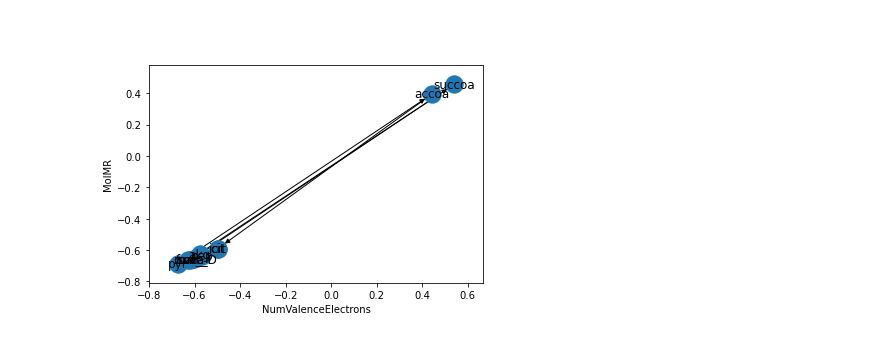
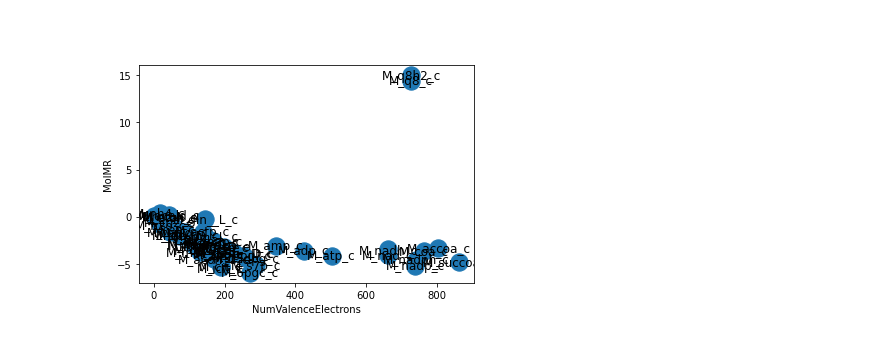
Before and after one commit to meidelien/Metabolic-network-layout-using-biochemical-coordinates, a Jupyter notebook: Notebooks/networkx.ipynb, the cells around one changed output. Saved outputs shown, nothing was run; the diff lists cells and outputs as text; code cells hidden in the pictures.

```diff
--- a/Notebooks/networkx.ipynb
+++ b/Notebooks/networkx.ipynb
@@ -328,55 +333,57 @@ import matplotlib.pyplot as plt
 net2 = nx.DiGraph()
 
 # set the physics layout of the network
-data = pd.read_csv("TCA_target_standardized.csv")
+# data = pd.read_csv("TCA_target_standardized.csv")
+data = pd.read_csv("Chemical_descriptors_e_coli_core_ranked.csv")
 
 sources = data["BiGG"]
-targets = data['target']
-coordinates = CoordinatesMolMR
+#targets = data['target']
+# coordinates = CoordinatesMolMR
+coordinates = data[["ExactMolWt", "MolLogP"]].values
 
 file_name = "BCUT2D_LOGPLOW__Morgan3"
 
-edge_data = zip(sources, targets, coordinates)
+edge_data = zip(sources, coordinates) # targets
 
 for e in edge_data:
     src = e[0]
-    dst = e[1]
-    c = e[2]
+    #dst = e[1]
+    c = e[1]
 
     net2.add_node(src, pos = c)
-    # net2.add_node(dst, pos = c)
-    net2.add_edge(src, dst)
+    #net2.add_node(dst, pos = c)
+    #net2.add_edge(src, dst)
 
-blue_edges = [("pep", "pyr")]
-red_edges = [('pyr', 'accoa'),("accoa","cit"),("akg","succoa"),("succoa","succ")]
-Green_edges = [('accoa', 'cit')]
+#blue_edges = [("pep", "pyr")]
+#red_edges = [('pyr', 'accoa'),("accoa","cit"),("akg","succoa"),("succoa","succ")]
+#Green_edges = [('accoa', 'cit')]
 
-edge_colours = ['black' if not edge in red_edges else 'tab:red'
-                    for edge in net2.edges()]
+#edge_colours = ['black' if not edge in red_edges else 'tab:red'
+                    #for edge in net2.edges()]
 
-black_edges = [edge for edge in net2.edges() if edge not in red_edges]
+#black_edges = [edge for edge in net2.edges() if edge not in red_edges]
 
-blue_edges = [edge for edge in net2.edges() if edge not in red_edges and black_edges]
+#blue_edges = [edge for edge in net2.edges() if edge not in red_edges and black_edges]
 
 
 
-# values = [val_map.get(node, 0.25) for node in net2.nodes()]
+
 
 pos=nx.get_node_attributes(net2,'pos')
 fig, ax = plt.subplots()
 
 net2.remove_edges_from(nx.selfloop_edges(net2))
 
 nx.draw(net2,pos, with_labels = True, arrows = True, ax = ax)
 
 #nx.draw_networkx_nodes(net2, pos, cmap=plt.get_cmap('jet'),node_color = "b", node_size = 500, )
 #nx.draw_networkx_labels(net2, pos,font_size = 12, font_color="black")
 #nx.draw_networkx_edges(net2, pos, edgelist=red_edges,  width=8, alpha=0.5, edge_color="tab:red", arrows = True)
 #nx.draw_networkx_edges(net2, pos, edgelist=black_edges, arrows=True)
 #nx.draw_networkx_edges(net2, pos, edgelist=blue_edges, arrows=True)
 limits=plt.axis('on') # turns on axis
 ax.set_xlabel("NumValenceElectrons")
 ax.set_ylabel("MolMR")
 ax.tick_params(left=True, bottom=True, labelleft=True, labelbottom=True)
 # %% [output]
-[figure, old version]
+[figure, new version]
```
Also changed, not shown: parts of 5 cells of this notebook, 7 other files.
